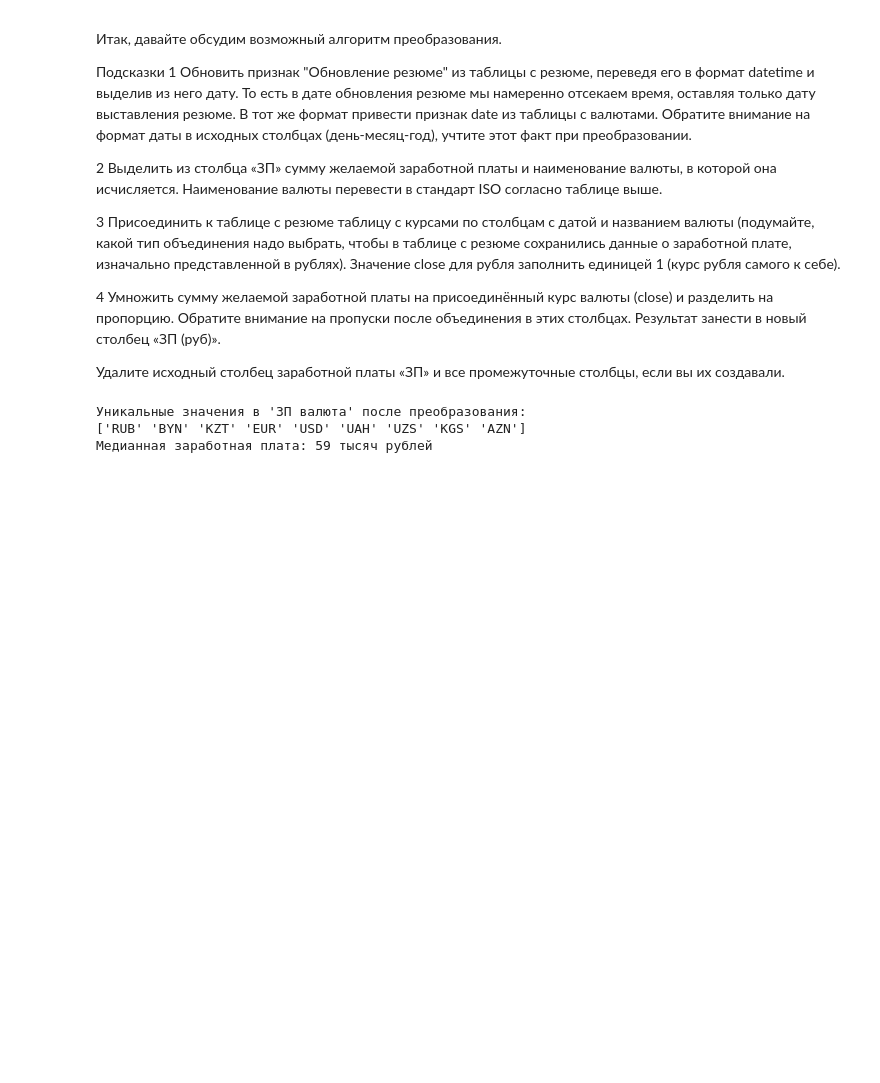
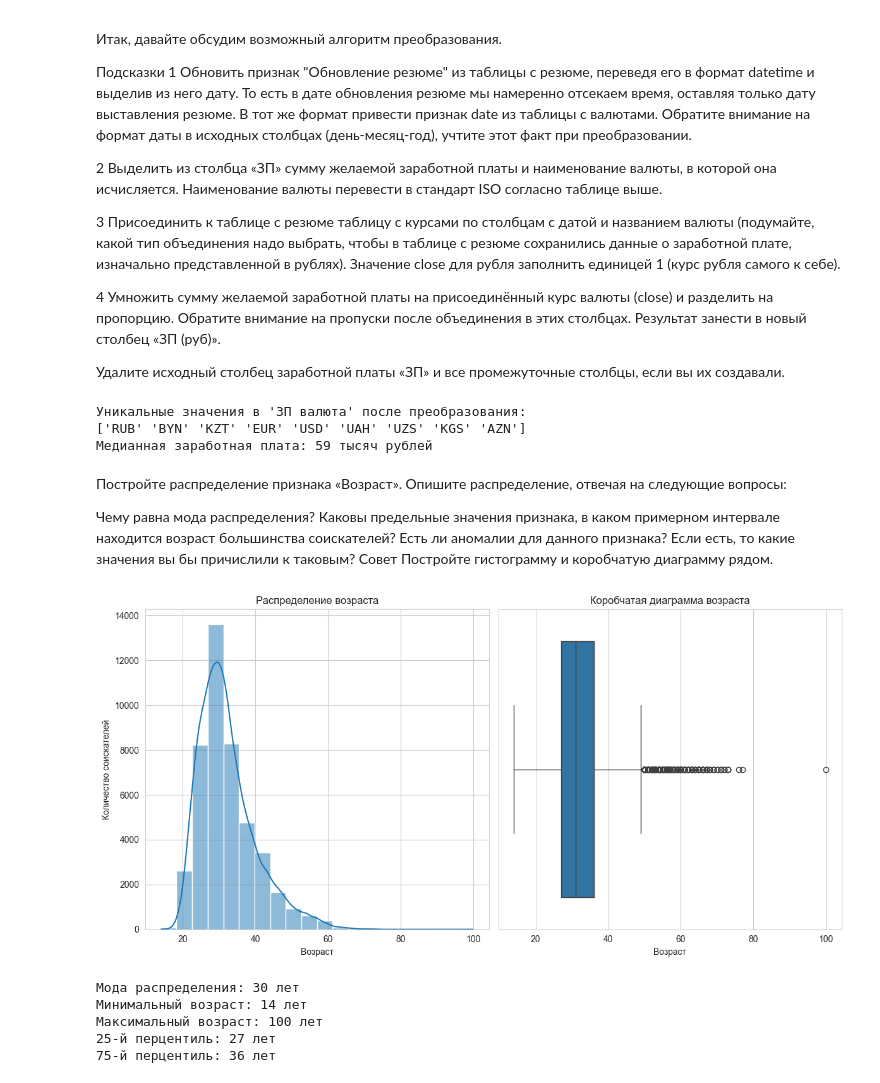
Before and after one commit to yogiki/LernProject_SF, a Jupyter notebook: HeadeHunter_Project/hh_project.ipynb, the cells around one changed output. Saved outputs shown, nothing was run; the diff lists cells and outputs as text; code cells hidden in the pictures; blank space fills up the shorter version.

Commit message:
pandas lib added

```diff
--- a/HeadeHunter_Project/hh_project.ipynb
+++ b/HeadeHunter_Project/hh_project.ipynb
@@ -539,5 +539,59 @@ print(f"Медианная заработная плата: {median_salary} ты
 Уникальные значения в 'ЗП валюта' после преобразования:
 ['RUB' 'BYN' 'KZT' 'EUR' 'USD' 'UAH' 'UZS' 'KGS' 'AZN']
 Медианная заработная плата: 59 тысяч рублей
+# %% [markdown]
+Постройте распределение признака «Возраст». Опишите распределение, отвечая на следующие вопросы:
+
+Чему равна мода распределения?
+Каковы предельные значения признака, в каком примерном интервале находится возраст большинства соискателей?
+Есть ли аномалии для данного признака? Если есть, то какие значения вы бы причислили к таковым?
+Совет
+Постройте гистограмму и коробчатую диаграмму рядом.
+# %%
+import pandas as pd
+import matplotlib.pyplot as plt
+import seaborn as sns
+
+# Преобразование возраста в числовой формат
+hh_data_copy['Возраст_число'] = hh_data_copy['Возраст'].str.split().str[0].astype(int)
+
+# Настройка стиля графиков через seaborn
+sns.set_style("whitegrid")  # Устанавливаем стиль seaborn
+plt.figure(figsize=(12, 6))
+
+# Гистограмма распределения
+plt.subplot(1, 2, 1)
+sns.histplot(data=hh_data_copy, x='Возраст_число', bins=20, kde=True)
+plt.title('Распределение возраста')
+plt.xlabel('Возраст')
+plt.ylabel('Количество соискателей')
+
+# Box plot
+plt.subplot(1, 2, 2)
+sns.boxplot(data=hh_data_copy, x='Возраст_число')
+plt.title('Коробчатая диаграмма возраста')
+plt.xlabel('Возраст')
+
+plt.tight_layout()
+plt.show()
+
+# Статистические характеристики
+mode_age = hh_data_copy['Возраст_число'].mode().values[0]
+min_age = hh_data_copy['Возраст_число'].min()
+max_age = hh_data_copy['Возраст_число'].max()
+q25, q75 = hh_data_copy['Возраст_число'].quantile([0.25, 0.75])
+
+print(f"Мода распределения: {mode_age} лет")
+print(f"Минимальный возраст: {min_age} лет")
+print(f"Максимальный возраст: {max_age} лет")
+print(f"25-й перцентиль: {q25:.0f} лет")
+print(f"75-й перцентиль: {q75:.0f} лет")
+# %% [output]
+[figure, added]
+Мода распределения: 30 лет
+Минимальный возраст: 14 лет
+Максимальный возраст: 100 лет
+25-й перцентиль: 27 лет
+75-й перцентиль: 36 лет
 # %%
 # %% [output]
```
Also changed, not shown: parts of 1 cell of this notebook.
